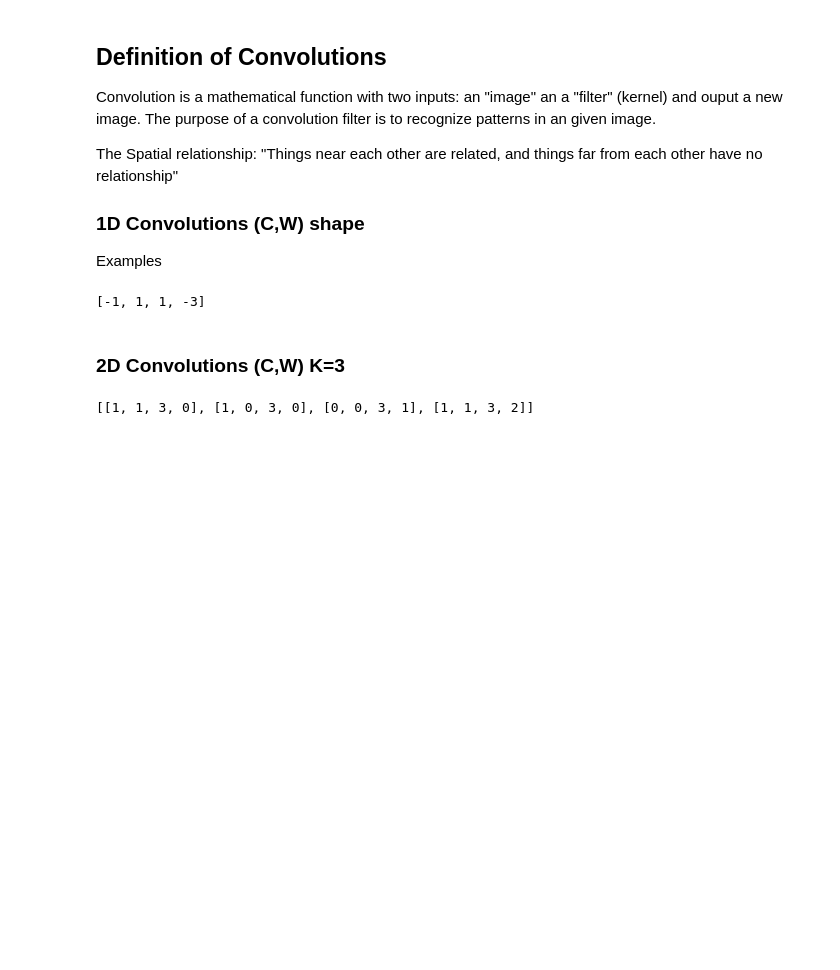
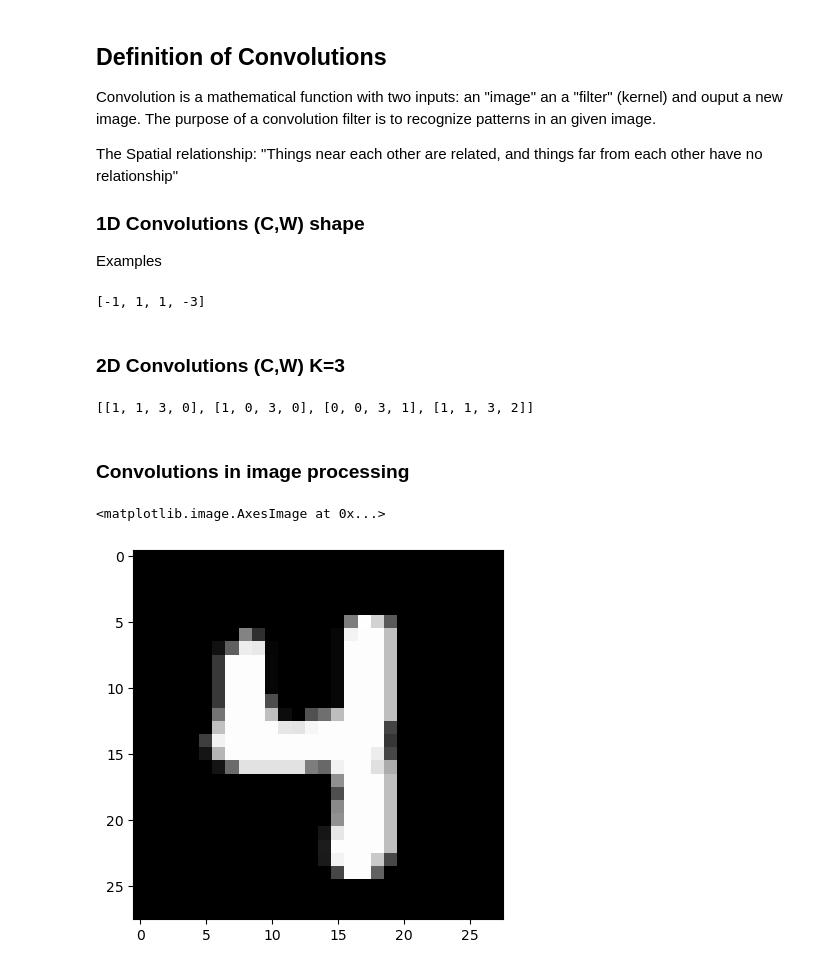
Before and after one commit to Efrazar/Bio-AI-foundations, a Jupyter notebook: Inside_Deep_Learning/03_Convolutional_Neuroal_Networks.ipynb, the cells around one changed output. Cells and saved outputs as stored; diff of their text form; code cells hidden in the pictures; blank space fills up the shorter version.

```diff
--- a/Inside_Deep_Learning/03_Convolutional_Neuroal_Networks.ipynb
+++ b/Inside_Deep_Learning/03_Convolutional_Neuroal_Networks.ipynb
@@ -128,3 +128,13 @@ for i in range(height-len(filter) + 1): # slides filter over rows
 output
 # %% [output]
 [[1, 1, 3, 0], [1, 0, 3, 0], [0, 0, 3, 1], [1, 1, 3, 2]]
+# %% [markdown]
+### Convolutions in image processing
+# %%
+from scipy.signal import convolve
+img_indx = 58
+img = mnist_data_train[img_indx][0][0,:]
+plt.imshow(img, vmin=0, vmax=1, cmap='gray')
+# %% [output]
+<matplotlib.image.AxesImage at 0x...>
+[figure, added]
```
Also changed, not shown: parts of 12 cells of this notebook.
